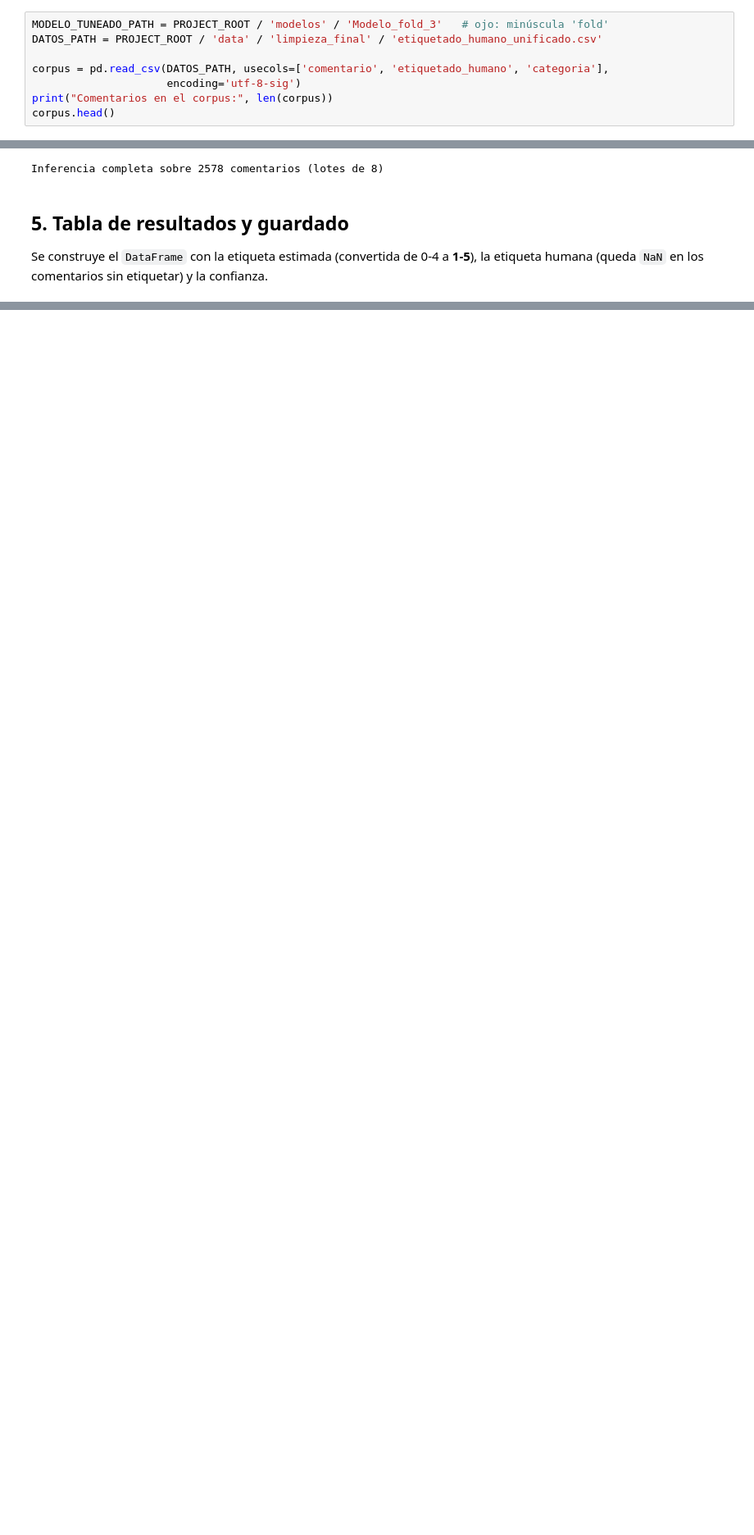
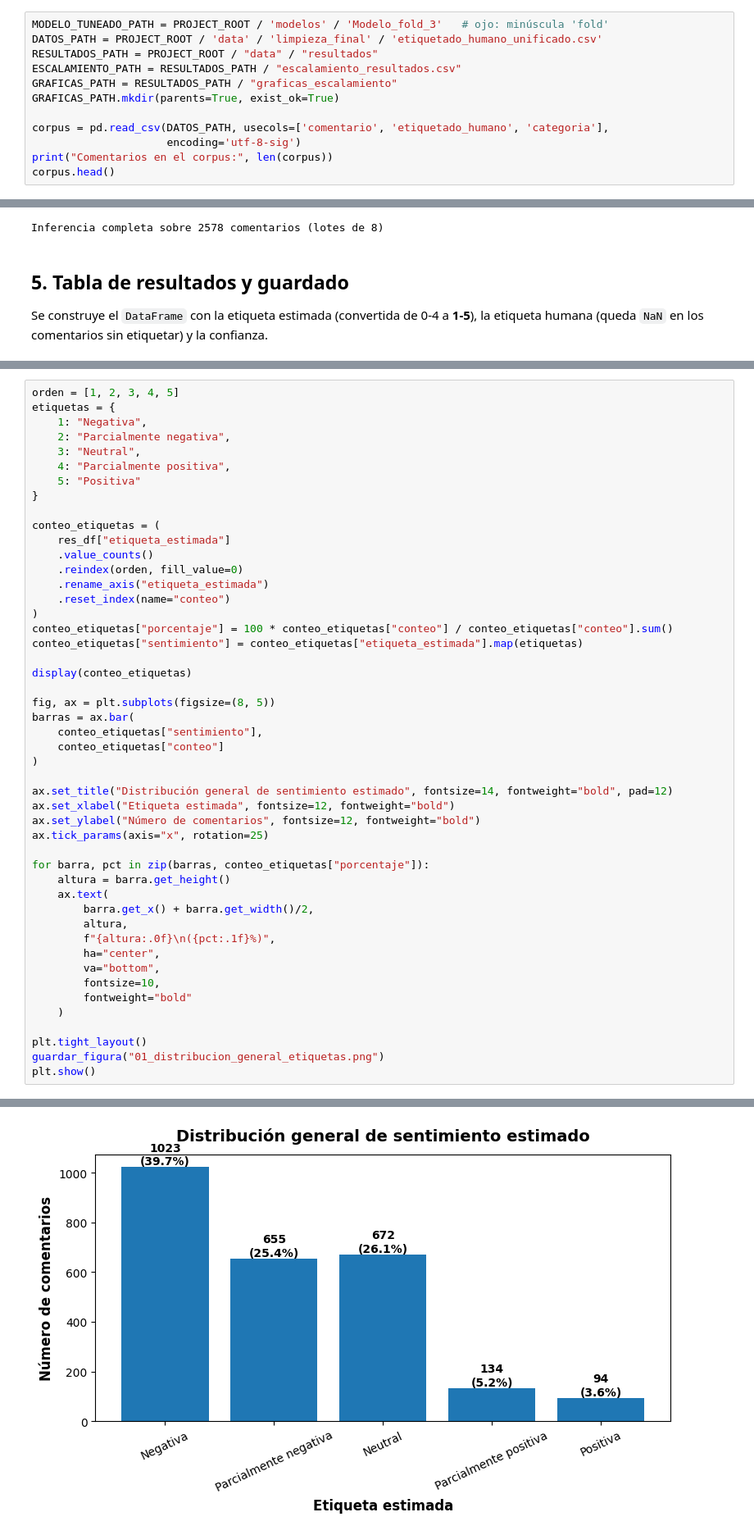
Before and after one commit to NicteSalas/LLM_PROJECT_1, a Jupyter notebook: notebooks_proyecto/Escalamiento.ipynb, the cells around one changed output, grey strips where cells are left out. Shown at 82% size. Cells and saved outputs as stored; diff of their text form; blank space fills up the shorter version.

Commit message:
Resultados finales y graficas en notebook Escalamiento

```diff
--- a/notebooks_proyecto/Escalamiento.ipynb
+++ b/notebooks_proyecto/Escalamiento.ipynb
@@ -43,6 +43,10 @@ Se carga el corpus unificado quedándose con `comentario`, `etiquetado_humano` y
 # %%
 MODELO_TUNEADO_PATH = PROJECT_ROOT / 'modelos' / 'Modelo_fold_3'   # ojo: minúscula 'fold'
 DATOS_PATH = PROJECT_ROOT / 'data' / 'limpieza_final' / 'etiquetado_humano_unificado.csv'
+RESULTADOS_PATH = PROJECT_ROOT / "data" / "resultados"
+ESCALAMIENTO_PATH = RESULTADOS_PATH / "escalamiento_resultados.csv"
+GRAFICAS_PATH = RESULTADOS_PATH / "graficas_escalamiento"
+GRAFICAS_PATH.mkdir(parents=True, exist_ok=True)
 
 corpus = pd.read_csv(DATOS_PATH, usecols=['comentario', 'etiquetado_humano', 'categoria'],
                      encoding='utf-8-sig')
@@ -151,0 +190,49 @@ Guardado en: c:\Users\nicte\Documents\LLM_PROJECT_1\data\resultados\escalamiento
+# %%
+orden = [1, 2, 3, 4, 5]
+etiquetas = {
+    1: "Negativa",
+    2: "Parcialmente negativa",
+    3: "Neutral",
+    4: "Parcialmente positiva",
+    5: "Positiva"
+}
+
+conteo_etiquetas = (
+    res_df["etiqueta_estimada"]
+    .value_counts()
+    .reindex(orden, fill_value=0)
+    .rename_axis("etiqueta_estimada")
+    .reset_index(name="conteo")
+)
+conteo_etiquetas["porcentaje"] = 100 * conteo_etiquetas["conteo"] / conteo_etiquetas["conteo"].sum()
+conteo_etiquetas["sentimiento"] = conteo_etiquetas["etiqueta_estimada"].map(etiquetas)
+
+display(conteo_etiquetas)
+
+fig, ax = plt.subplots(figsize=(8, 5))
+barras = ax.bar(
+    conteo_etiquetas["sentimiento"],
+    conteo_etiquetas["conteo"]
+)
+
+ax.set_title("Distribución general de sentimiento estimado", fontsize=14, fontweight="bold", pad=12)
+ax.set_xlabel("Etiqueta estimada", fontsize=12, fontweight="bold")
+ax.set_ylabel("Número de comentarios", fontsize=12, fontweight="bold")
+ax.tick_params(axis="x", rotation=25)
+
+for barra, pct in zip(barras, conteo_etiquetas["porcentaje"]):
+    altura = barra.get_height()
+    ax.text(
+        barra.get_x() + barra.get_width()/2,
+        altura,
+        f"{altura:.0f}\n({pct:.1f}%)",
+        ha="center",
+        va="bottom",
+        fontsize=10,
+        fontweight="bold"
+    )
+
+plt.tight_layout()
+guardar_figura("01_distribucion_general_etiquetas.png")
+plt.show()
+# %% [output]
@@ -151,0 +246 @@ Guardado en: c:\Users\nicte\Documents\LLM_PROJECT_1\data\resultados\escalamiento
+[figure, added]
```
Also changed, not shown: parts of 10 cells of this notebook, 5 other files.
